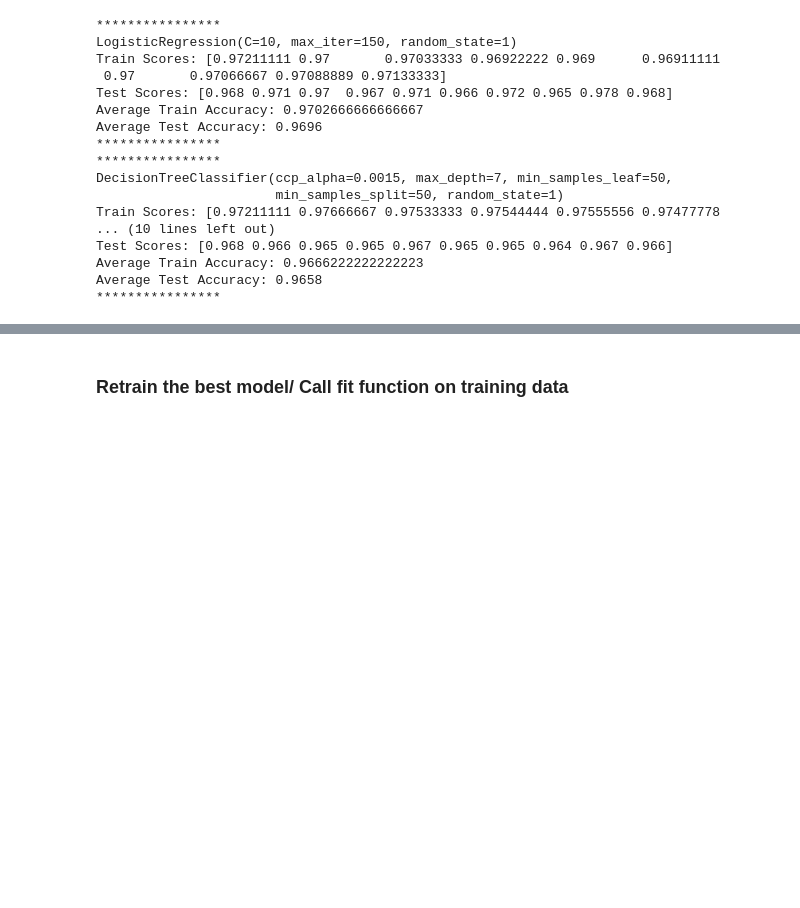
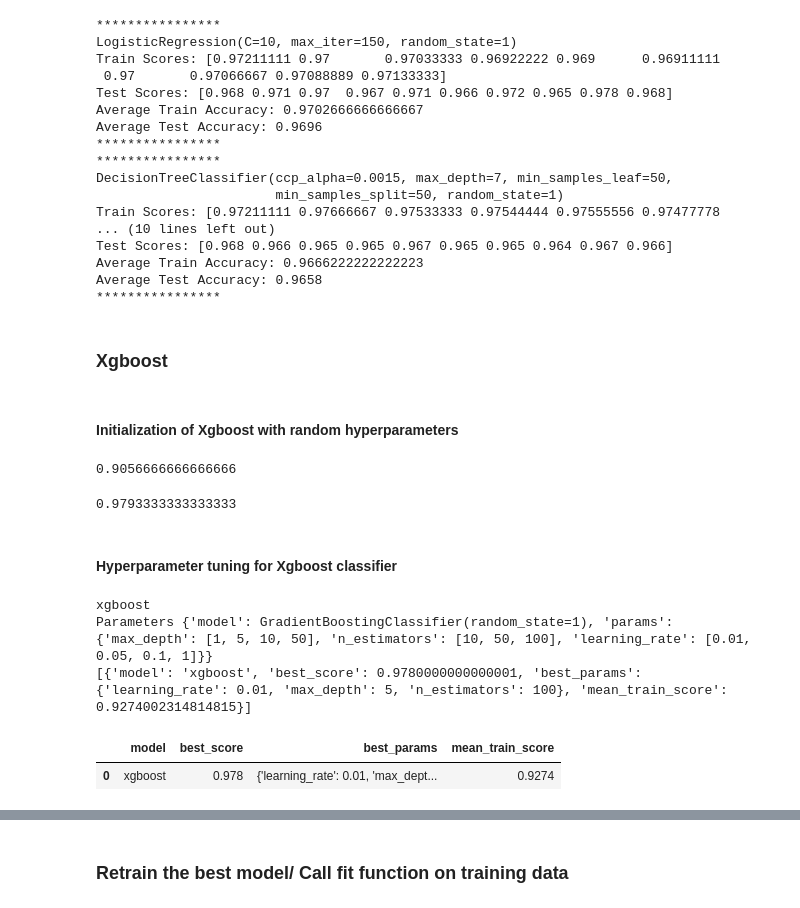
Before and after one commit to Subhigupta/Data-Driven-Predictive-Maintenance-using-ML, a Jupyter notebook: Multinominal Classification.ipynb, the cells around one changed output, grey strips where cells are left out. Drawn from its saved outputs; the diff is of its cells as text; code cells hidden in the pictures; blank space fills up the shorter version.

Commit message:
Selected best models and created API's.

```diff
--- a/Multinominal Classification.ipynb
+++ b/Multinominal Classification.ipynb
@@ -608,3 +672,54 @@ Test Scores: [0.968 0.966 0.965 0.965 0.967 0.965 0.965 0.964 0.967 0.966]
 Average Train Accuracy: 0.9666222222222223
 Average Test Accuracy: 0.9658
 ****************
+# %% [markdown]
+### Xgboost
+# %% [markdown]
+#### Initialization of Xgboost with random hyperparameters
+# %%
+xgboost_clf = GradientBoostingClassifier(n_estimators=100, learning_rate=1.0,max_depth=1, random_state=0).fit(X_train, y_train)
+xgboost_clf.score(X_test, y_test)
+# %% [output]
+0.9056666666666666
+# %%
+xgboost_clf = GradientBoostingClassifier(n_estimators=100, learning_rate=0.05,max_depth=10, random_state=1).fit(X_train, y_train)
+xgboost_clf.score(X_test, y_test)
+# %% [output]
+0.9793333333333333
+# %% [markdown]
+#### Hyperparameter tuning for Xgboost classifier
+# %%
+# Define model parameters
+model_params = {
+    'xgboost':{'model':GradientBoostingClassifier(random_state=1),
+          'params':{'max_depth':[1,5,10,50],'n_estimators':[10,50,100],'learning_rate':[0.01,0.05,0.1,1]}
+          }
+}
+
+# Perform grid search and store results
+scores_bnry_xgboost = []
+for model_name, mp in model_params.items():
+    print(model_name)
+    print("Parameters",mp)
+    classifier = GridSearchCV(mp['model'], mp['params'], cv=10, return_train_score=True) #this will create a GridSearchCV object
+    classifier.fit(X.values, y.values) #This will fit the GridSearchCV on the whole data, but during fitting cross-validation will be
+                                       #performed on the training data to tune the hyperparameters and select the best model.
+    scores_bnry_xgboost.append({
+        'model': model_name,
+        'best_score': classifier.best_score_,
+        'best_params': classifier.best_params_,
+        'mean_train_score': np.mean(classifier.cv_results_['mean_train_score']),
+            })
+    print(scores_bnry_xgboost)
+
+# Create DataFrame from scores
+df_xgboost = pd.DataFrame(scores_bnry_xgboost, columns=['model', 'best_score', 'best_params', 'mean_train_score'])
+
+# Print the results
+df_xgboost
+# %% [output]
+xgboost
+Parameters {'model': GradientBoostingClassifier(random_state=1), 'params': {'max_depth': [1, 5, 10, 50], 'n_estimators': [10, 50, 100], 'learning_rate': [0.01, 0.05, 0.1, 1]}}
+[{'model': 'xgboost', 'best_score': 0.9780000000000001, 'best_params': {'learning_rate': 0.01, 'max_depth': 5, 'n_estimators': 100}, 'mean_train_score': 0.9274002314814815}]
+|  | model | best_score | best_params | mean_train_score |
+| 0 | xgboost | 0.978 | {'learning_rate': 0.01, 'max_dept... | 0.9274 |
```
Also changed, not shown: parts of 50 cells of this notebook, 8 other files.
